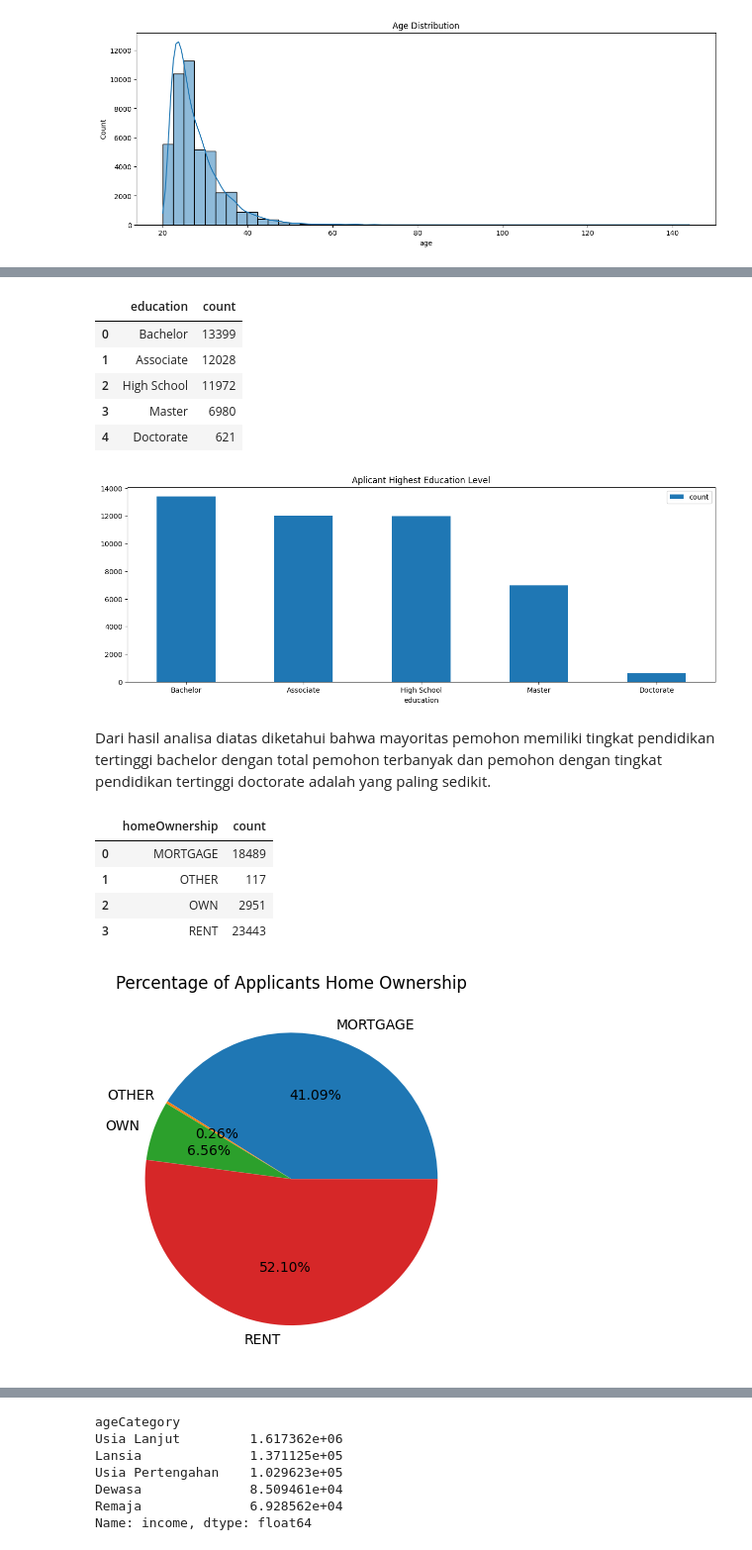
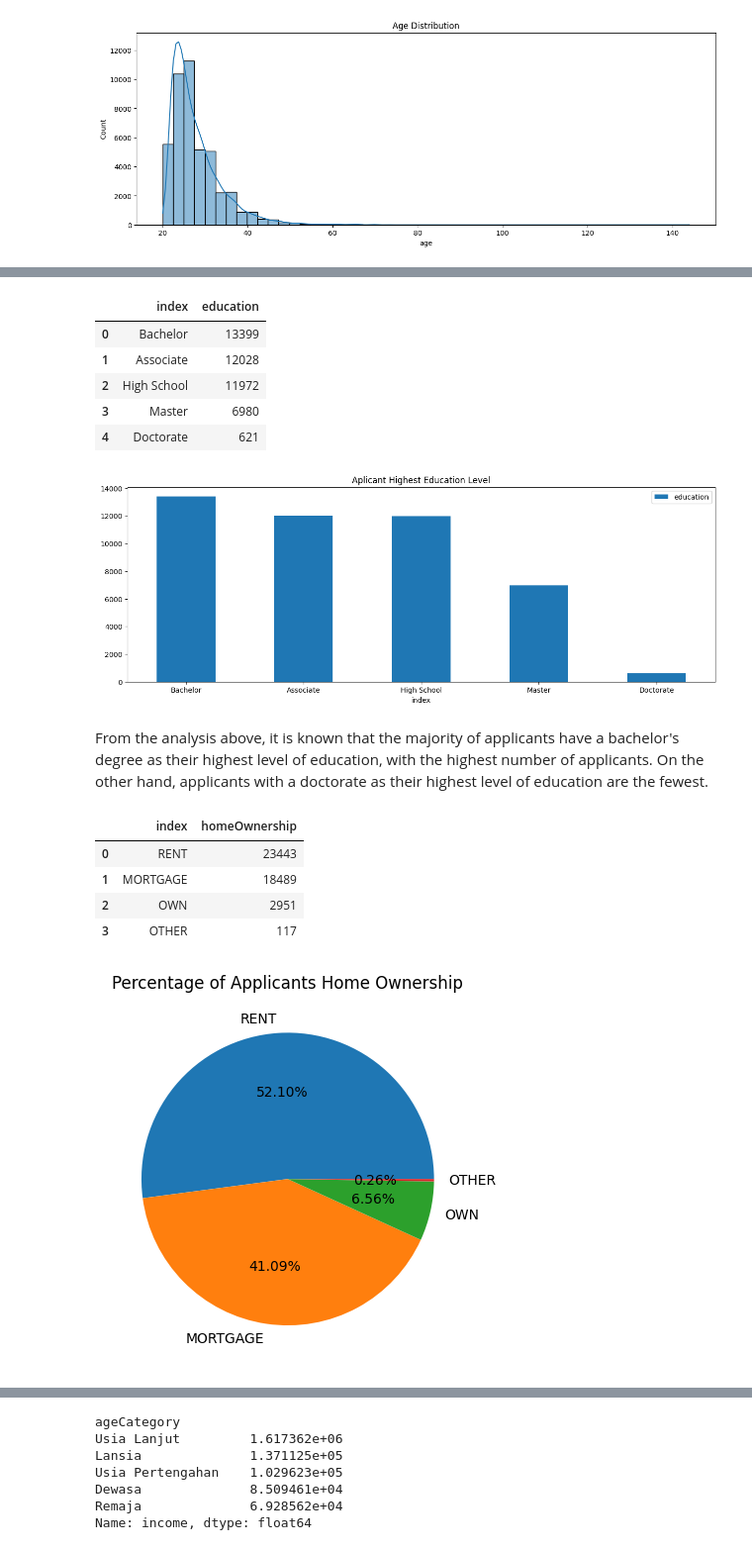
Before and after one commit to verrenmo/hacktiv8-milestone-project-p1, a Jupyter notebook: P1M2_verrenmonica.ipynb, the cells around one changed output, grey strips where cells are left out. Shown at 99% size. Drawn from its saved outputs; the diff is of its cells as text; code cells hidden in the pictures.

```diff
--- a/P1M2_verrenmonica.ipynb
+++ b/P1M2_verrenmonica.ipynb
@@ -274,9 +280,9 @@ Dari perhitungan data gender dan visualisasi diatas, diperoleh informasi bahwa 5
 # %%
 # Count the number of applicant for each education level
-education = data.groupby('education')['education'].value_counts().sort_values(ascending=False).reset_index()
+education = data['education'].value_counts().sort_values(ascending=False).reset_index()
 education
 # %% [output]
-|  | education | count |
+|  | index | education |
 | 0 | Bachelor | 13399 |
 | 1 | Associate | 12028 |
 | 2 | High School | 11972 |
@@ -284,28 +290,28 @@ education
 | 4 | Doctorate | 621 |
 # %%
 # Visualize using bar chart
-education.plot(x='education',y=['count'],kind='bar', figsize=(15,5))
+education.plot(x='index',y=['education'],kind='bar', figsize=(15,5))
 plt.title('Aplicant Highest Education Level')
 plt.xticks(rotation=0)
 plt.show()
 # %% [output]
-[figure, old version]
+[figure, new version]
-# %% [markdown]
-Dari hasil analisa diatas diketahui bahwa mayoritas pemohon memiliki tingkat pendidikan tertinggi bachelor dengan total pemohon terbanyak dan pemohon dengan tingkat pendidikan tertinggi doctorate adalah yang paling sedikit.
+# %% [markdown]
+From the analysis above, it is known that the majority of applicants have a bachelor's degree as their highest level of education, with the highest number of applicants. On the other hand, applicants with a doctorate as their highest level of education are the fewest.
 # %%
 # Count the number of applicant for each homeOwnership
-homeOwnership = data.groupby('homeOwnership')['homeOwnership'].value_counts().reset_index()
+homeOwnership = data['homeOwnership'].value_counts().reset_index()
 homeOwnership
 # %% [output]
-|  | homeOwnership | count |
-| 0 | MORTGAGE | 18489 |
-| 1 | OTHER | 117 |
+|  | index | homeOwnership |
+| 0 | RENT | 23443 |
+| 1 | MORTGAGE | 18489 |
 | 2 | OWN | 2951 |
-| 3 | RENT | 23443 |
+| 3 | OTHER | 117 |
 # %%
 # Visualize using piechart
-plt.pie(x=homeOwnership['count'], labels=homeOwnership['homeOwnership'], autopct='%1.2f%%')
+plt.pie(x=homeOwnership['homeOwnership'], labels=homeOwnership['index'], autopct='%1.2f%%')
 plt.title('Percentage of Applicants Home Ownership')
 plt.show()
 # %% [output]
-[figure, old version]
+[figure, new version]
```
Also changed, not shown: parts of 163 cells of this notebook, 1 other file.
